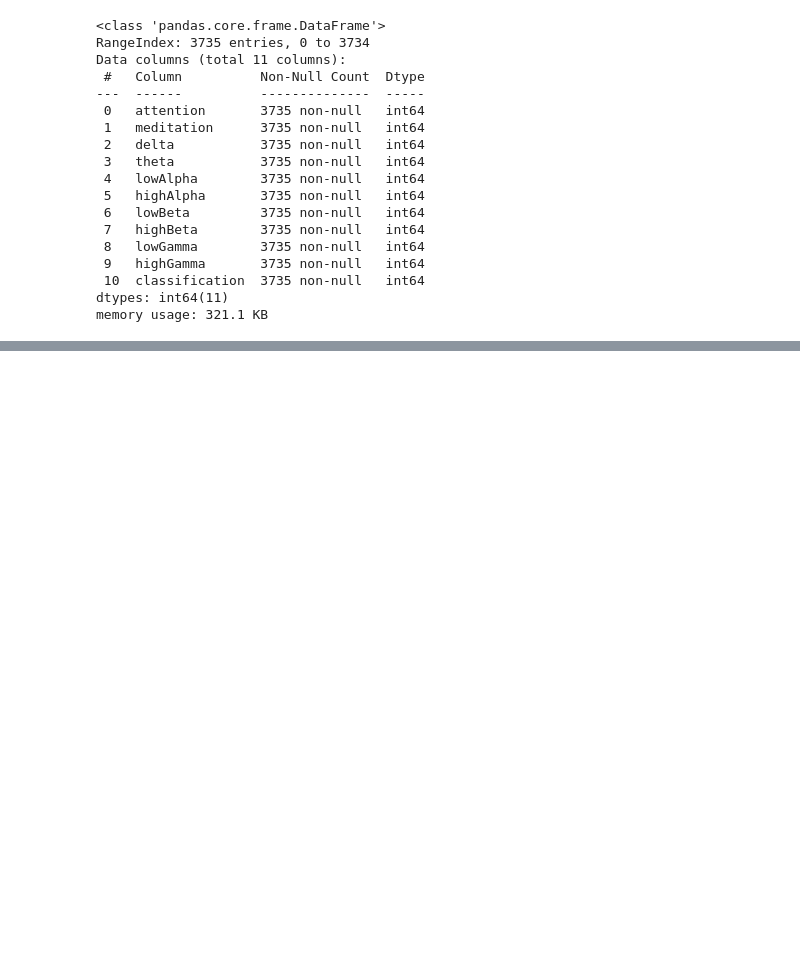
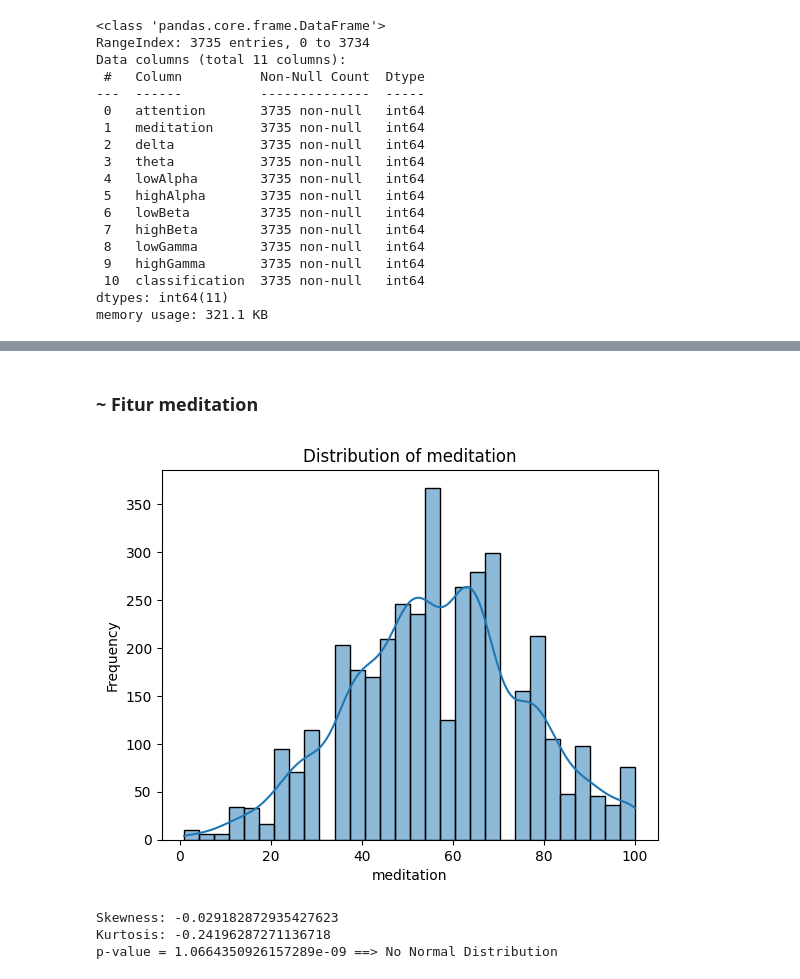
Before and after one commit to Zechtro/GAIB_2_3, a Jupyter notebook: src/doe.ipynb, the cells around one changed output, grey strips where cells are left out. Saved outputs shown, nothing was run; the diff lists cells and outputs as text; code cells hidden in the pictures; blank space fills up the shorter version.

```diff
--- a/src/doe.ipynb
+++ b/src/doe.ipynb
@@ -27,0 +139,9 @@ df.describe()
+# %% [markdown]
+### ~ Fitur meditation
+# %%
+explainDistribution("meditation")
+# %% [output]
+[figure, added]
+Skewness: -0.029182872935427623
+Kurtosis: -0.24196287271136718
+p-value = 1.0664350926157289e-09 ==> No Normal Distribution
```
Also changed, not shown: parts of 92 cells of this notebook, 1 other file.
